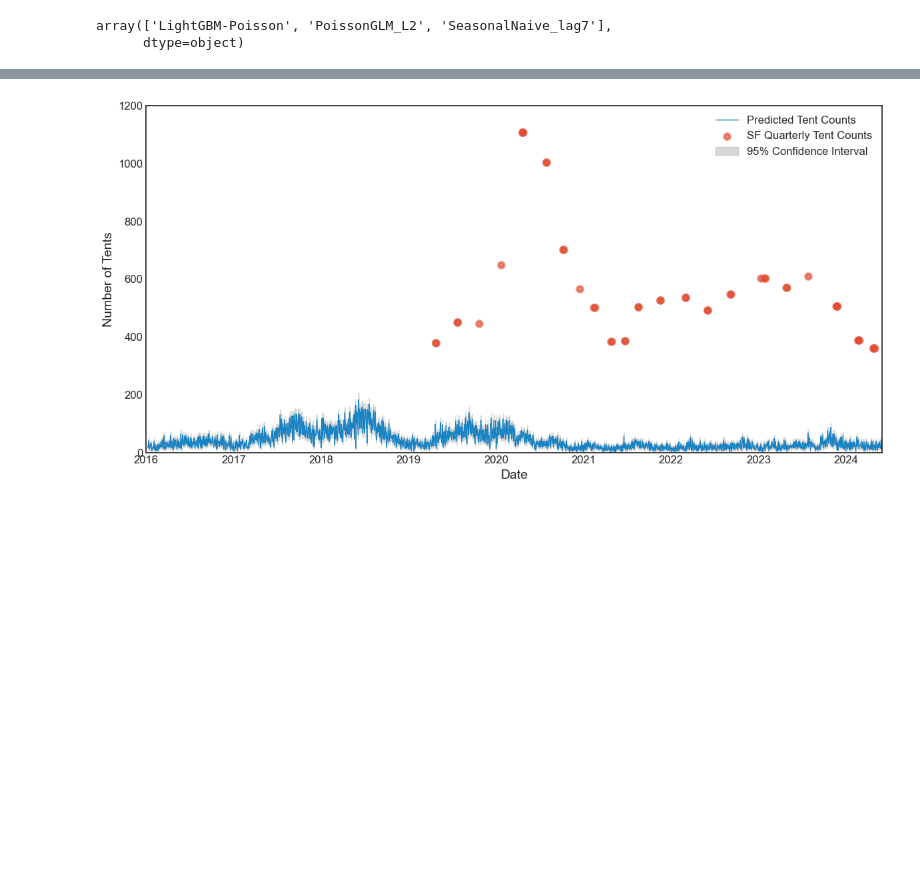
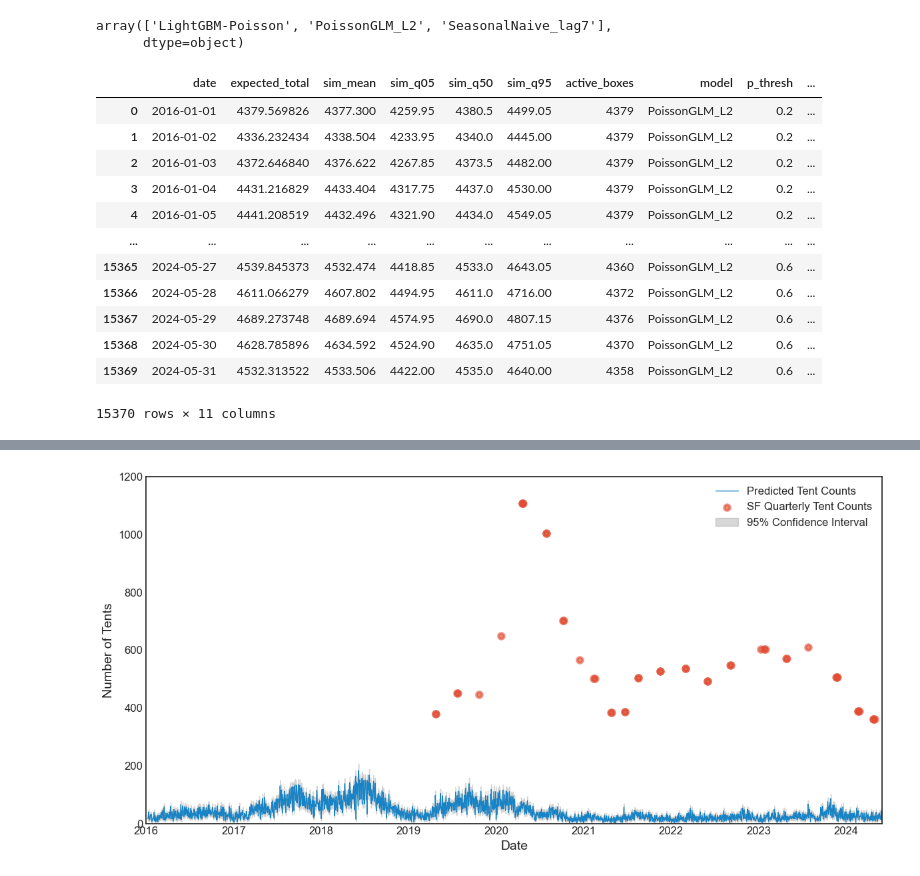
Before and after one commit to yilmajung/HOMELESSSTUDY_EPJDS_2025_v2, a Jupyter notebook: compare_w_baseline_visualize.ipynb, the cells around one changed output, grey strips where cells are left out. Cells and saved outputs as stored; diff of their text form; code cells hidden in the pictures; blank space fills up the shorter version.

```diff
--- a/compare_w_baseline_visualize.ipynb
+++ b/compare_w_baseline_visualize.ipynb
@@ -125,3 +159,19 @@ df_baseline['model'].unique()
 # %% [output]
 array(['LightGBM-Poisson', 'PoissonGLM_L2', 'SeasonalNaive_lag7'],
       dtype=object)
+# %%
+df_baseline2[df_baseline2['model']=='PoissonGLM_L2']
+# %% [output]
+|  | date | expected_total | sim_mean | sim_q05 | sim_q50 | sim_q95 | active_boxes | model | p_thresh | ... |
+| 0 | 2016-01-01 | 4379.569826 | 4377.300 | 4259.95 | 4380.5 | 4499.05 | 4379 | PoissonGLM_L2 | 0.2 | ... |
+| 1 | 2016-01-02 | 4336.232434 | 4338.504 | 4233.95 | 4340.0 | 4445.00 | 4379 | PoissonGLM_L2 | 0.2 | ... |
+| 2 | 2016-01-03 | 4372.646840 | 4376.622 | 4267.85 | 4373.5 | 4482.00 | 4379 | PoissonGLM_L2 | 0.2 | ... |
+| 3 | 2016-01-04 | 4431.216829 | 4433.404 | 4317.75 | 4437.0 | 4530.00 | 4379 | PoissonGLM_L2 | 0.2 | ... |
+| 4 | 2016-01-05 | 4441.208519 | 4432.496 | 4321.90 | 4434.0 | 4549.05 | 4379 | PoissonGLM_L2 | 0.2 | ... |
+| ... | ... | ... | ... | ... | ... | ... | ... | ... | ... | ... |
+| 15365 | 2024-05-27 | 4539.845373 | 4532.474 | 4418.85 | 4533.0 | 4643.05 | 4360 | PoissonGLM_L2 | 0.6 | ... |
+| 15366 | 2024-05-28 | 4611.066279 | 4607.802 | 4494.95 | 4611.0 | 4716.00 | 4372 | PoissonGLM_L2 | 0.6 | ... |
+| 15367 | 2024-05-29 | 4689.273748 | 4689.694 | 4574.95 | 4690.0 | 4807.15 | 4376 | PoissonGLM_L2 | 0.6 | ... |
+| 15368 | 2024-05-30 | 4628.785896 | 4634.592 | 4524.90 | 4635.0 | 4751.05 | 4370 | PoissonGLM_L2 | 0.6 | ... |
+| 15369 | 2024-05-31 | 4532.313522 | 4533.506 | 4422.00 | 4535.0 | 4640.00 | 4358 | PoissonGLM_L2 | 0.6 | ... |
+15370 rows × 11 columns
```
Also changed, not shown: parts of 8 cells of this notebook, 2 other files.
